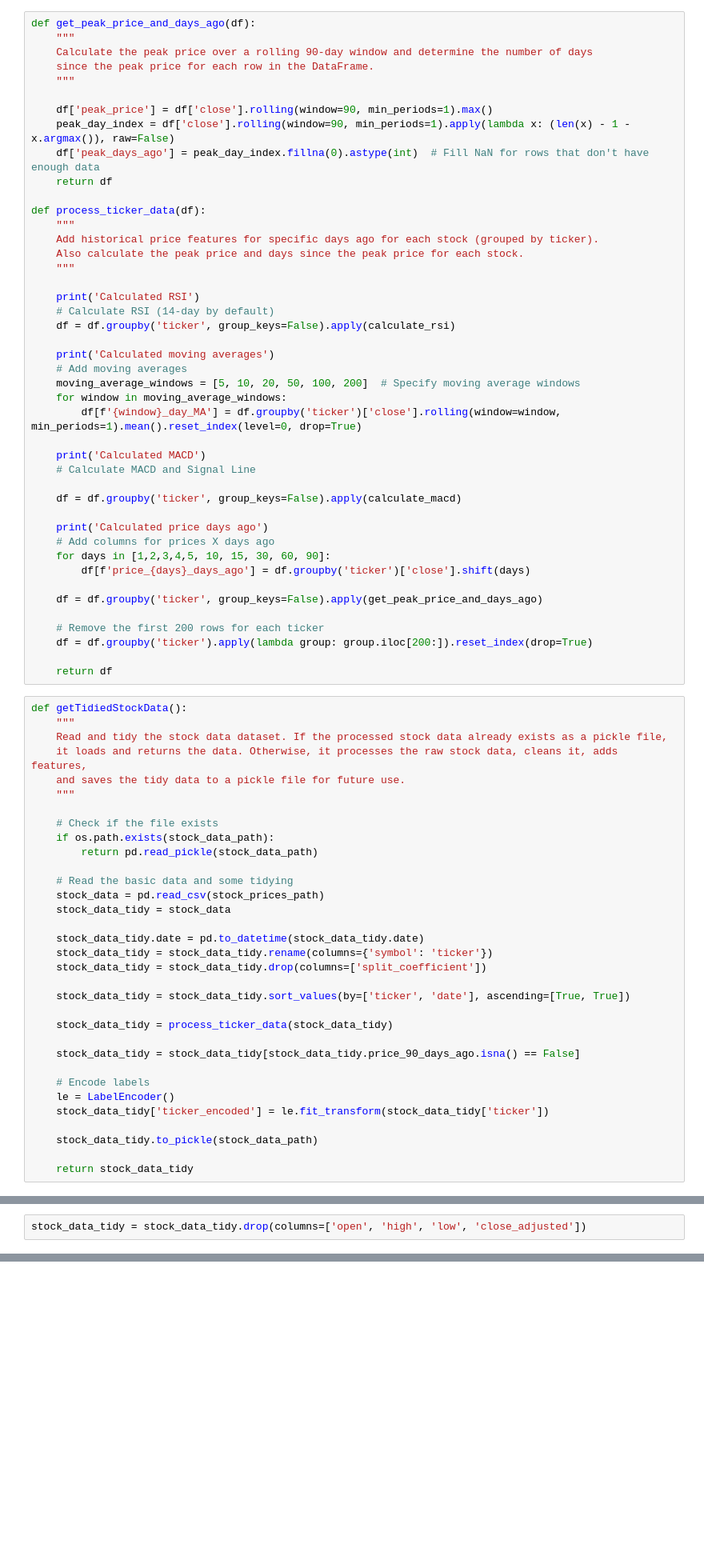
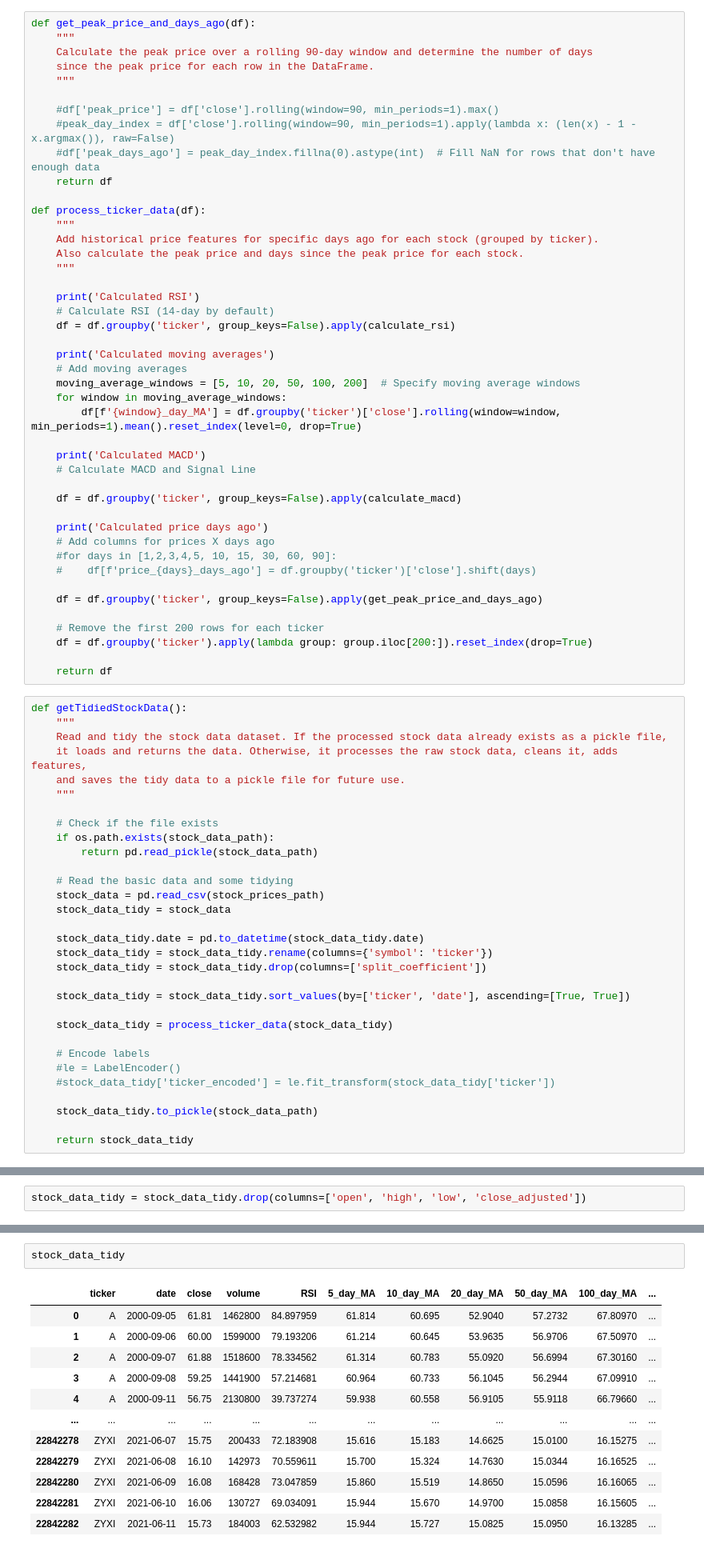
Before and after one commit to thunder913/Deep-Learning, a Jupyter notebook: stocks_deep_learning.ipynb, the cells around one changed output, grey strips where cells are left out. Shown at 80% size. Saved outputs shown, nothing was run; the diff lists cells and outputs as text; blank space fills up the shorter version.

```diff
--- a/stocks_deep_learning.ipynb
+++ b/stocks_deep_learning.ipynb
@@ -57,9 +60,9 @@ def get_peak_price_and_days_ago(df):
     since the peak price for each row in the DataFrame.
     """
 
-    df['peak_price'] = df['close'].rolling(window=90, min_periods=1).max()
-    peak_day_index = df['close'].rolling(window=90, min_periods=1).apply(lambda x: (len(x) - 1 - x.argmax()), raw=False)
-    df['peak_days_ago'] = peak_day_index.fillna(0).astype(int)  # Fill NaN for rows that don't have enough data
+    #df['peak_price'] = df['close'].rolling(window=90, min_periods=1).max()
+    #peak_day_index = df['close'].rolling(window=90, min_periods=1).apply(lambda x: (len(x) - 1 - x.argmax()), raw=False)
+    #df['peak_days_ago'] = peak_day_index.fillna(0).astype(int)  # Fill NaN for rows that don't have enough data
     return df
 
 def process_ticker_data(df):
@@ -85,8 +88,8 @@ def process_ticker_data(df):
 
     print('Calculated price days ago')
     # Add columns for prices X days ago
-    for days in [1,2,3,4,5, 10, 15, 30, 60, 90]:
-        df[f'price_{days}_days_ago'] = df.groupby('ticker')['close'].shift(days)
+    #for days in [1,2,3,4,5, 10, 15, 30, 60, 90]:
+    #    df[f'price_{days}_days_ago'] = df.groupby('ticker')['close'].shift(days)
 
     df = df.groupby('ticker', group_keys=False).apply(get_peak_price_and_days_ago)
 
@@ -118,11 +121,9 @@ def getTidiedStockData():
 
     stock_data_tidy = process_ticker_data(stock_data_tidy)
 
-    stock_data_tidy = stock_data_tidy[stock_data_tidy.price_90_days_ago.isna() == False]
-
     # Encode labels
-    le = LabelEncoder()
-    stock_data_tidy['ticker_encoded'] = le.fit_transform(stock_data_tidy['ticker'])
+    #le = LabelEncoder()
+    #stock_data_tidy['ticker_encoded'] = le.fit_transform(stock_data_tidy['ticker'])
 
     stock_data_tidy.to_pickle(stock_data_path)
 
@@ -190,3 +191,18 @@ def plot_stock_chart(stock_data_tidy, ticker, start_date=None, end_date=None):
 plot_stock_chart(stock_data_tidy, ticker='AAPL', start_date='2021-01-01', end_date='2022-12-31')
 # %% [output]
 [figure]
+# %%
+stock_data_tidy
+# %% [output]
+|  | ticker | date | close | volume | RSI | 5_day_MA | 10_day_MA | 20_day_MA | 50_day_MA | 100_day_MA | ... |
+| 0 | A | 2000-09-05 | 61.81 | 1462800 | 84.897959 | 61.814 | 60.695 | 52.9040 | 57.2732 | 67.80970 | ... |
+| 1 | A | 2000-09-06 | 60.00 | 1599000 | 79.193206 | 61.214 | 60.645 | 53.9635 | 56.9706 | 67.50970 | ... |
+| 2 | A | 2000-09-07 | 61.88 | 1518600 | 78.334562 | 61.314 | 60.783 | 55.0920 | 56.6994 | 67.30160 | ... |
+| 3 | A | 2000-09-08 | 59.25 | 1441900 | 57.214681 | 60.964 | 60.733 | 56.1045 | 56.2944 | 67.09910 | ... |
+| 4 | A | 2000-09-11 | 56.75 | 2130800 | 39.737274 | 59.938 | 60.558 | 56.9105 | 55.9118 | 66.79660 | ... |
+| ... | ... | ... | ... | ... | ... | ... | ... | ... | ... | ... | ... |
+| 22842278 | ZYXI | 2021-06-07 | 15.75 | 200433 | 72.183908 | 15.616 | 15.183 | 14.6625 | 15.0100 | 16.15275 | ... |
+| 22842279 | ZYXI | 2021-06-08 | 16.10 | 142973 | 70.559611 | 15.700 | 15.324 | 14.7630 | 15.0344 | 16.16525 | ... |
+| 22842280 | ZYXI | 2021-06-09 | 16.08 | 168428 | 73.047859 | 15.860 | 15.519 | 14.8650 | 15.0596 | 16.16065 | ... |
+| 22842281 | ZYXI | 2021-06-10 | 16.06 | 130727 | 69.034091 | 15.944 | 15.670 | 14.9700 | 15.0858 | 16.15605 | ... |
+| 22842282 | ZYXI | 2021-06-11 | 15.73 | 184003 | 62.532982 | 15.944 | 15.727 | 15.0825 | 15.0950 | 16.13285 | ... |
```
Also changed, not shown: parts of 2 cells of this notebook.
